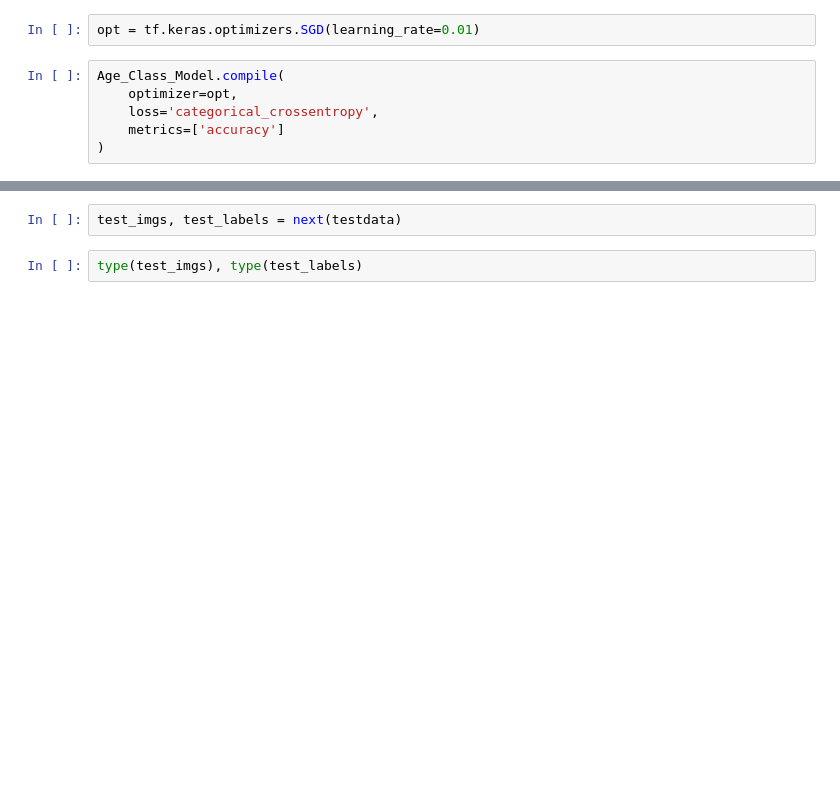
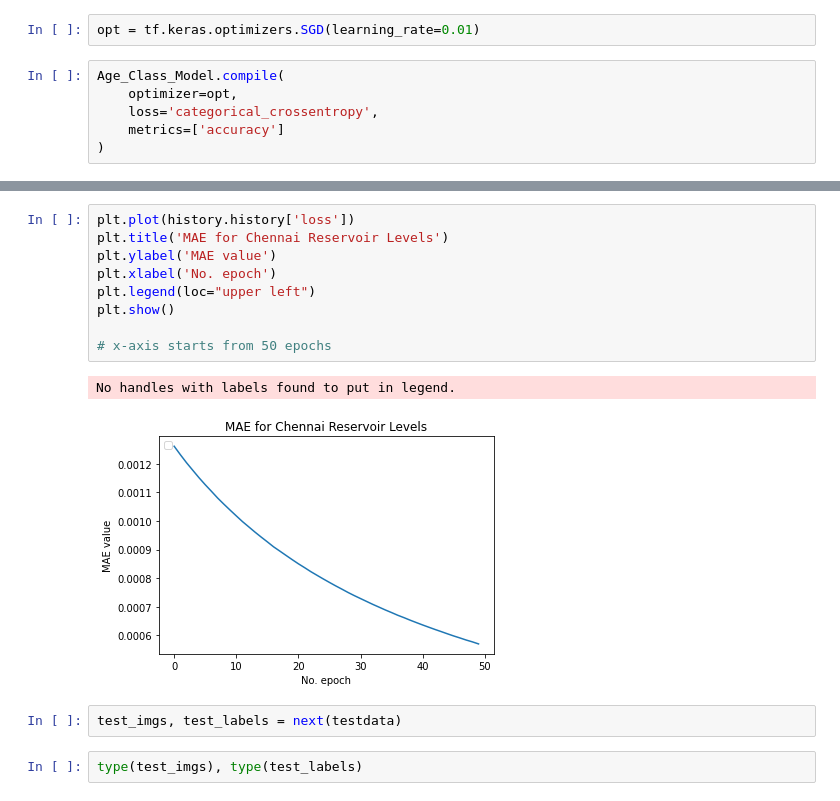
Before and after one commit to gratefullee/AgeGenderClassification, a Jupyter notebook: notebook.ipynb, the cells around one changed output, grey strips where cells are left out. Drawn from its saved outputs; the diff is of its cells as text; blank space fills up the shorter version.

```diff
--- a/notebook.ipynb
+++ b/notebook.ipynb
@@ -265,3 +274,15 @@ age = tf.keras.models.load_model('model/age_class.h5')
+# %%
+plt.plot(history.history['loss'])
+plt.title('MAE for Chennai Reservoir Levels')
+plt.ylabel('MAE value')
+plt.xlabel('No. epoch')
+plt.legend(loc="upper left")
+plt.show()
+
+# x-axis starts from 50 epochs
+# %% [output]
+No handles with labels found to put in legend.
+[figure, added]
 # %%
 test_imgs, test_labels = next(testdata)
 # %%
```
Also changed, not shown: parts of 17 cells of this notebook.
